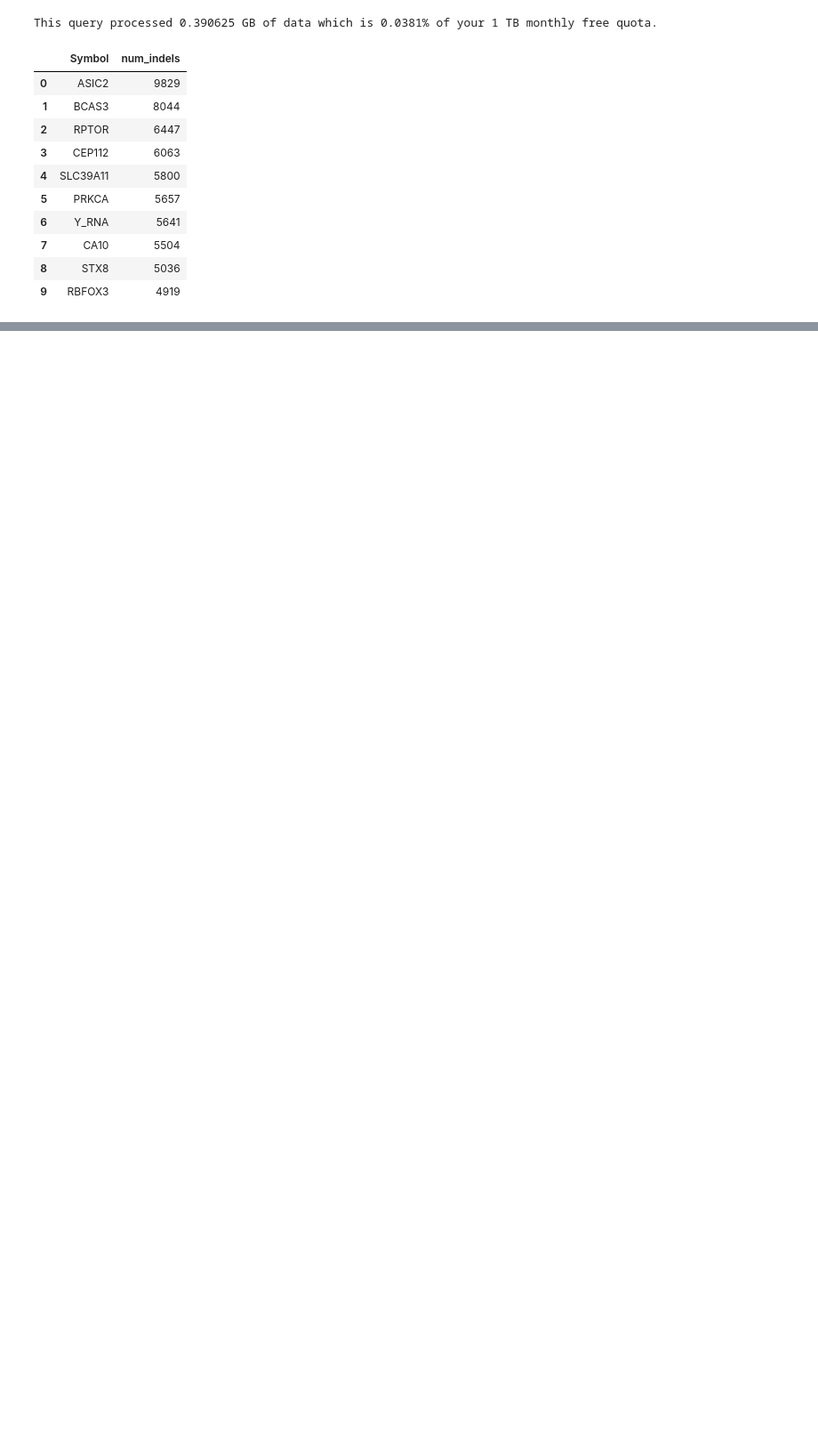
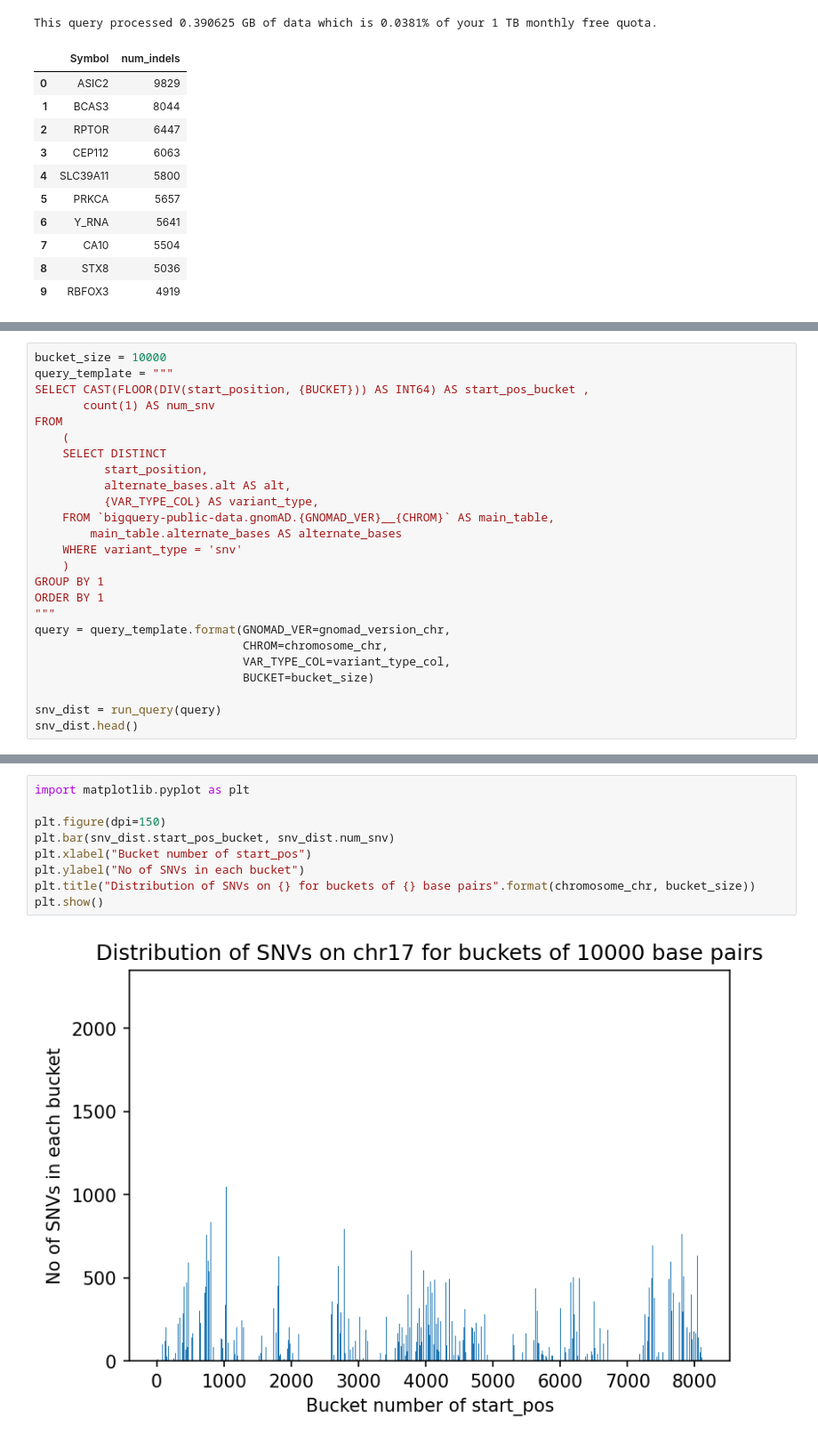
Before and after one commit to googlegenomics/gcp-variant-transforms, a Jupyter notebook: docs/sample_queries/gnomad/gnomad.ipynb, the cells around one changed output, grey strips where cells are left out. Shown: that part at 89% size. Cells and saved outputs as stored; diff of their text form; blank space fills up the shorter version.

Commit message:
Add Query: Find mutation count across chromosome (#684)
* Add output to jupyter notebook

* Update query and add visualization using Saman's suggestion

```diff
--- a/docs/sample_queries/gnomad/gnomad.ipynb
+++ b/docs/sample_queries/gnomad/gnomad.ipynb
@@ -718,0 +722,25 @@ This query processed 0.390625 GB of data which is 0.0381% of your 1 TB monthly f
+# %%
+bucket_size = 10000
+query_template = """
+SELECT CAST(FLOOR(DIV(start_position, {BUCKET})) AS INT64) AS start_pos_bucket ,
+       count(1) AS num_snv
+FROM
+    (
+    SELECT DISTINCT
+          start_position,
+          alternate_bases.alt AS alt,
+          {VAR_TYPE_COL} AS variant_type,
+    FROM `bigquery-public-data.gnomAD.{GNOMAD_VER}__{CHROM}` AS main_table,
+        main_table.alternate_bases AS alternate_bases
+    WHERE variant_type = 'snv'
+    )
+GROUP BY 1
+ORDER BY 1
+"""
+query = query_template.format(GNOMAD_VER=gnomad_version_chr,
+                              CHROM=chromosome_chr,
+                              VAR_TYPE_COL=variant_type_col,
+                              BUCKET=bucket_size)
+
+snv_dist = run_query(query)
+snv_dist.head()
@@ -718,0 +755,11 @@ This query processed 0.390625 GB of data which is 0.0381% of your 1 TB monthly f
+# %%
+import matplotlib.pyplot as plt
+
+plt.figure(dpi=150)
+plt.bar(snv_dist.start_pos_bucket, snv_dist.num_snv)
+plt.xlabel("Bucket number of start_pos")
+plt.ylabel("No of SNVs in each bucket")
+plt.title("Distribution of SNVs on {} for buckets of {} base pairs".format(chromosome_chr, bucket_size))
+plt.show()
+# %% [output]
+[figure, added]
```
Also changed, not shown: parts of 2 cells of this notebook.
